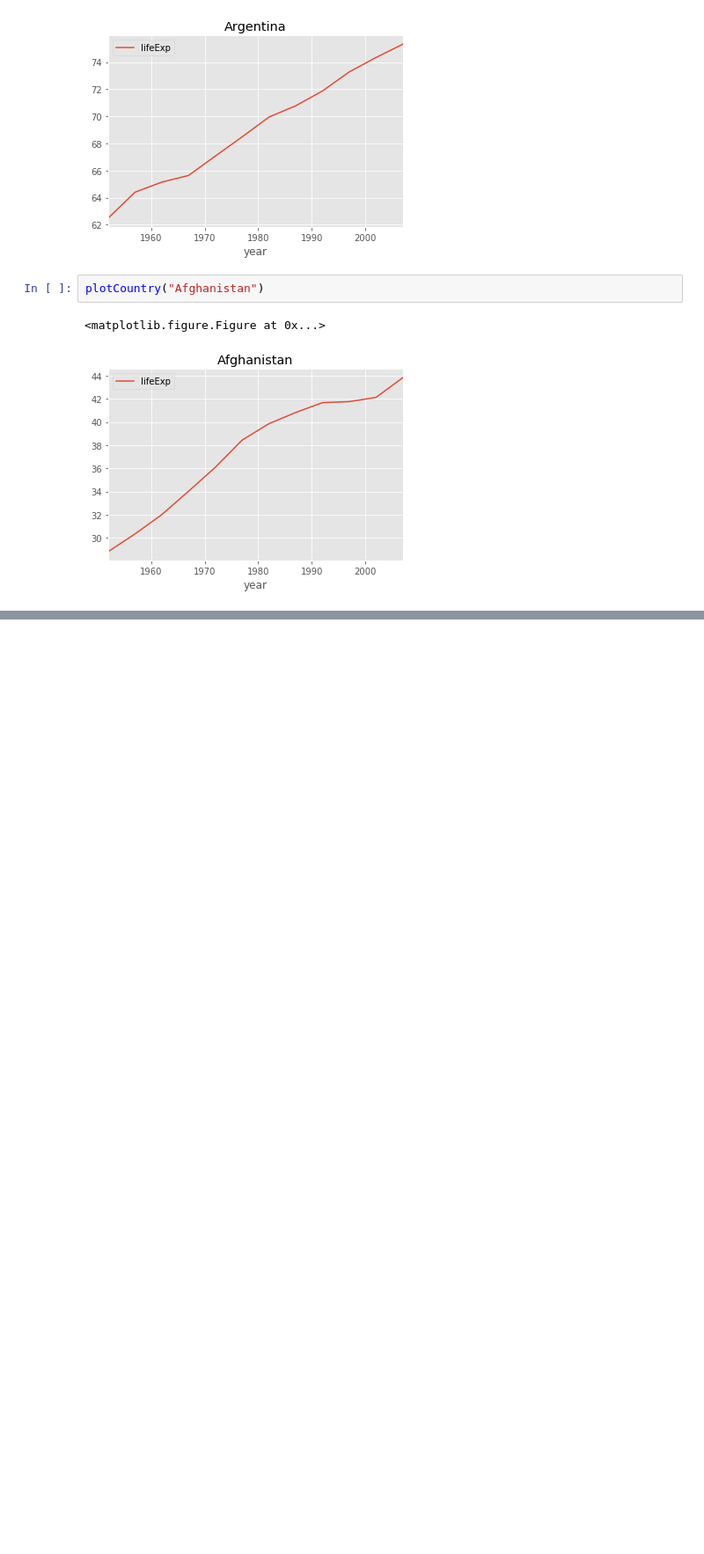
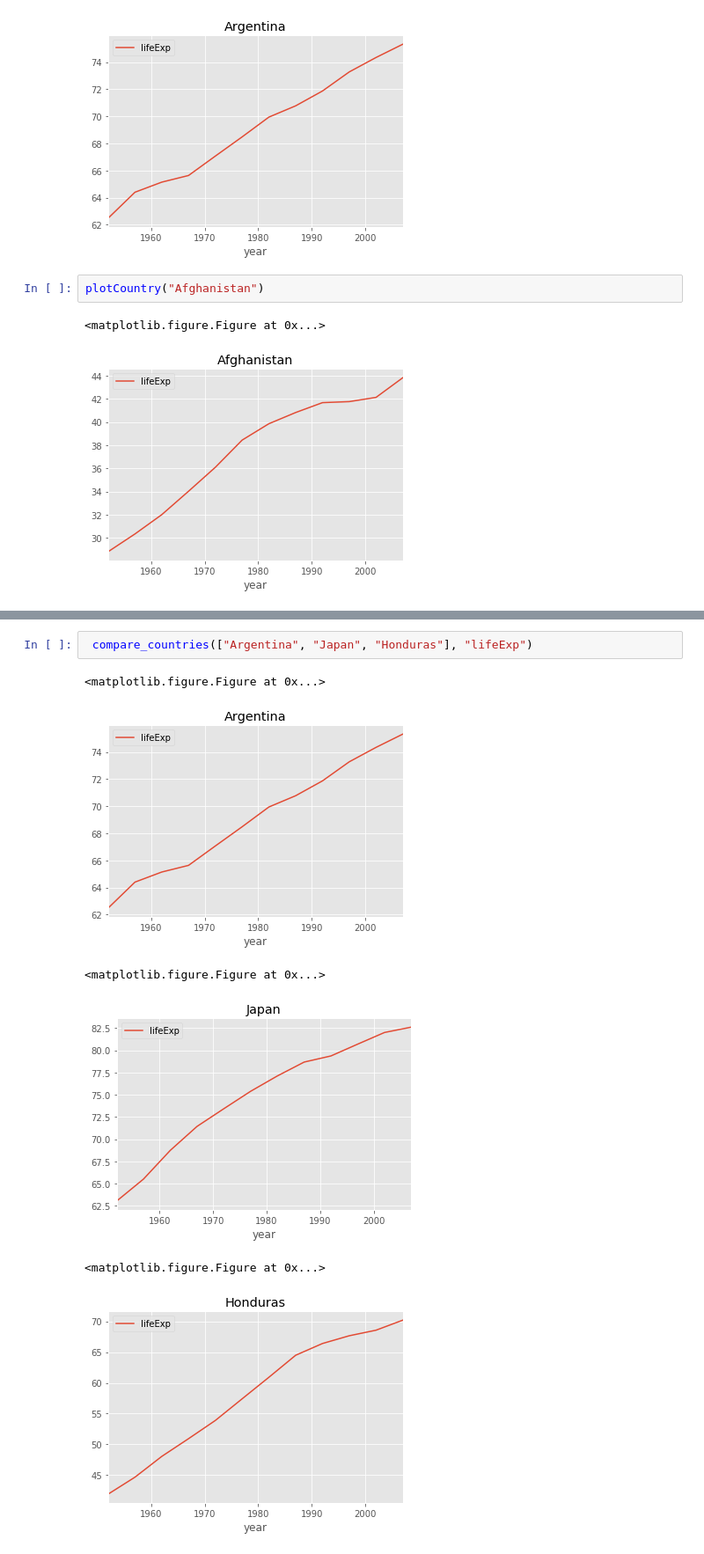
Before and after one commit to raymond2014/20170225, a Jupyter notebook: capstone/capstone_2017/project1.ipynb, the cells around one changed output, grey strips where cells are left out. Shown at 88% size. Drawn from its saved outputs; the diff is of its cells as text; blank space fills up the shorter version.

```diff
--- a/capstone/capstone_2017/project1.ipynb
+++ b/capstone/capstone_2017/project1.ipynb
@@ -81,0 +123,9 @@ plotCountry("Afghanistan")
+# %%
+ compare_countries(["Argentina", "Japan", "Honduras"], "lifeExp")
+# %% [output]
+<matplotlib.figure.Figure at 0x...>
+[figure, added]
+<matplotlib.figure.Figure at 0x...>
+[figure, added]
+<matplotlib.figure.Figure at 0x...>
+[figure, added]
```
Also changed, not shown: parts of 14 cells of this notebook.
